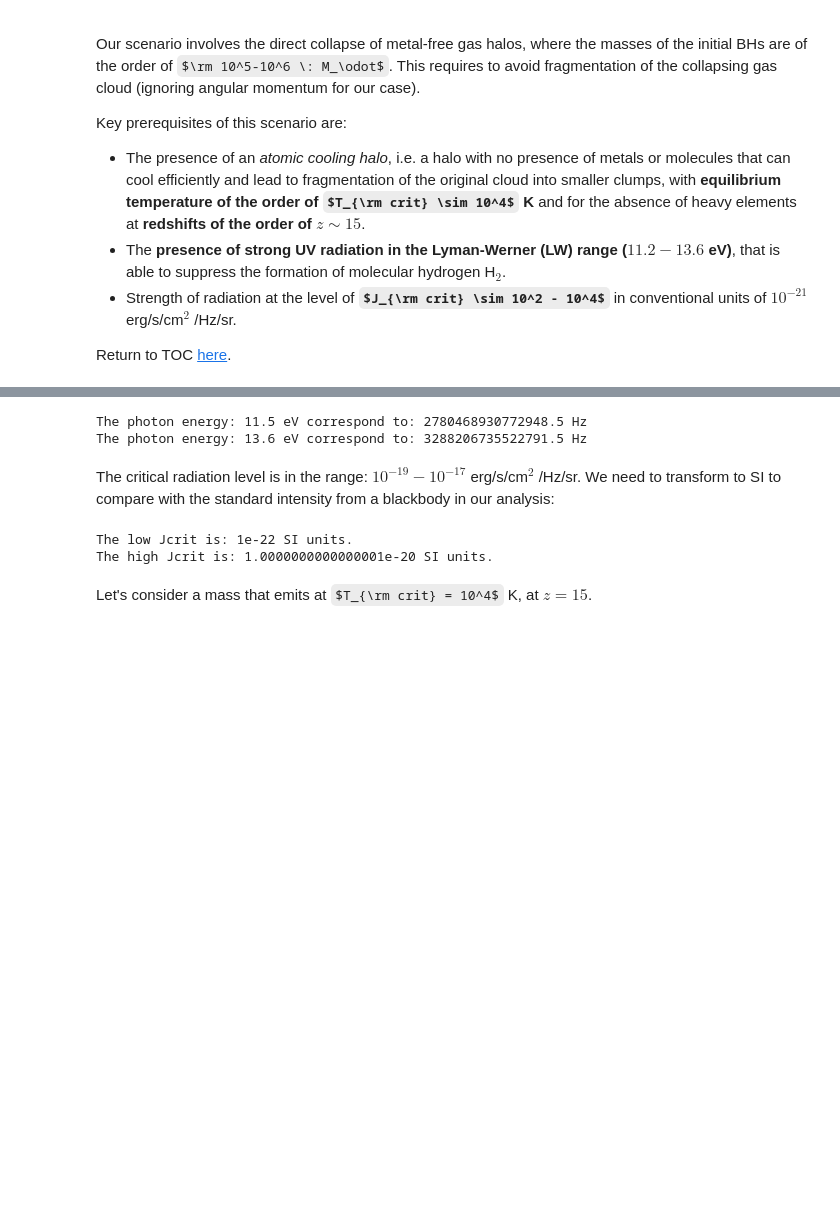
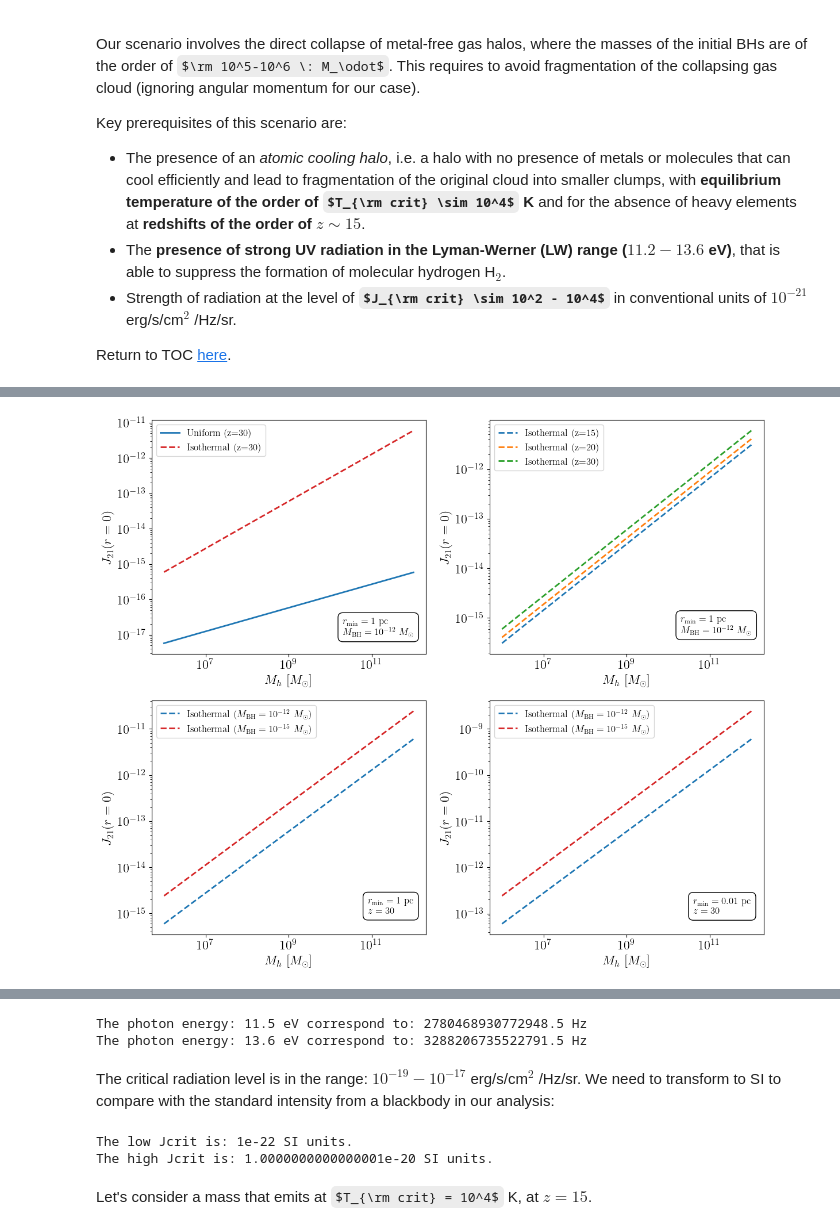
Before and after one commit to MariosNT/DCBHs_HR_PBHs, a Jupyter notebook: BlackHoleSpectrum.ipynb, the cells around one changed output, grey strips where cells are left out. Cells and saved outputs as stored; diff of their text form; code cells hidden in the pictures; some formulas as TeX source; blank space fills up the shorter version.

```diff
--- a/BlackHoleSpectrum.ipynb
+++ b/BlackHoleSpectrum.ipynb
@@ -1293,0 +1068,68 @@ plt.show()
+# %%
+## Choose halo mass ranges
+Mass_halo = np.logspace(6, 12, 10)
+# %%
+fig= plt.figure(figsize=(12, 10))
+ax1 = fig.add_subplot(2, 2, 1)
+ax2 = fig.add_subplot(2, 2, 2)
+ax3 = fig.add_subplot(2, 2, 3)
+ax4 = fig.add_subplot(2, 2, 4)
+
+ax1.loglog(Mass_halo, J_LW_critical_density(Mass_halo, Mbh=1e-12, z=30, rmin=1, method='uniform'),\
+           label='Uniform (z=30)', ls='-', lw=2, c='tab:blue')
+ax1.loglog(Mass_halo, J_LW_critical_density(Mass_halo, Mbh=1e-12, z=30, rmin=1), label='Isothermal (z=30)',\
+           ls='--', lw=2, c='tab:red')
+
+text = r'$r_{\rm min} = 1\ {\rm pc}$' '\n' r'$M_{\rm BH}=10^{-12}\ M_\odot$'
+ax1.text(2e10, 1e-17, text, fontsize=12,\
+         bbox=dict(facecolor='none', edgecolor='black', boxstyle='round, pad=0.5'))
+ax1.set_xlabel(r"$M_{h}\ [M_\odot]$")
+ax1.set_ylabel(r"$J_{\rm 21}(r=0)$")
+ax1.legend(fontsize=12)
+
+
+ax2.loglog(Mass_halo, J_LW_critical_density(Mass_halo, Mbh=1e-12, z=15, rmin=1), label='Isothermal (z=15)', ls='--', lw=2)
+ax2.loglog(Mass_halo, J_LW_critical_density(Mass_halo, Mbh=1e-12, z=20, rmin=1), label='Isothermal (z=20)', ls='--', lw=2)
+ax2.loglog(Mass_halo, J_LW_critical_density(Mass_halo, Mbh=1e-12, z=30, rmin=1), label='Isothermal (z=30)', ls='--', lw=2)
+
+text = r'$r_{\rm min} = 1\ {\rm pc}$' '\n' r'$M_{\rm BH}=10^{-12}\ M_\odot$'
+ax2.text(2e10, 5e-16, text, fontsize=12,\
+         bbox=dict(facecolor='none', edgecolor='black', boxstyle='round, pad=0.5'))
+ax2.set_xlabel(r"$M_{h}\ [M_\odot]$")
+ax2.set_ylabel(r"$J_{\rm 21}(r=0)$")
+ax2.legend(fontsize=12)
+
+
+
+ax3.loglog(Mass_halo, J_LW_critical_density(Mass_halo, Mbh=1e-12, z=30, rmin=1),\
+           label=r'Isothermal ($M_{\rm BH}=10^{-12}\ M_\odot$)', ls='--', lw=2, c='tab:blue')
+ax3.loglog(Mass_halo, J_LW_critical_density(Mass_halo, Mbh=1e-15, z=30, rmin=1),\
+           label=r'Isothermal ($M_{\rm BH}=10^{-15}\ M_\odot$)', ls='--', lw=2, c='tab:red')
+
+text = r'$r_{\rm min} = 1\ {\rm pc}$' '\n' r'$z=30$'
+ax3.text(8e10, 1e-15, text, fontsize=12,\
+         bbox=dict(facecolor='none', edgecolor='black', boxstyle='round, pad=0.5'))
+ax3.set_xlabel(r"$M_{h}\ [M_\odot]$")
+ax3.set_ylabel(r"$J_{\rm 21}(r=0)$")
+ax3.legend(fontsize=12)
+
+
+
+ax4.loglog(Mass_halo, J_LW_critical_density(Mass_halo, Mbh=1e-12, z=30, rmin=1e-2),\
+           label=r'Isothermal ($M_{\rm BH}=10^{-12}\ M_\odot$)', ls='--', lw=2, c='tab:blue')
+ax4.loglog(Mass_halo, J_LW_critical_density(Mass_halo, Mbh=1e-15, z=30, rmin=1e-2),\
+           label=r'Isothermal ($M_{\rm BH}=10^{-15}\ M_\odot$)', ls='--', lw=2, c='tab:red')
+
+text = r'$r_{\rm min} = 0.01\ {\rm pc}$' '\n' r'$z=30$'
+ax4.text(4e10, 1e-13, text, fontsize=12,\
+         bbox=dict(facecolor='none', edgecolor='black', boxstyle='round, pad=0.5'))
+ax4.set_xlabel(r"$M_{h}\ [M_\odot]$")
+ax4.set_ylabel(r"$J_{\rm 21}(r=0)$")
+ax4.legend(fontsize=12)
+
+
+plt.tight_layout()
+#plt.show()
+plt.savefig("Figures/Jcrit_Density_monochromatic.png", bbox_inches='tight')
+# %% [output]
+[figure, added]
```
Also changed, not shown: parts of 80 cells of this notebook, 2 other files.
